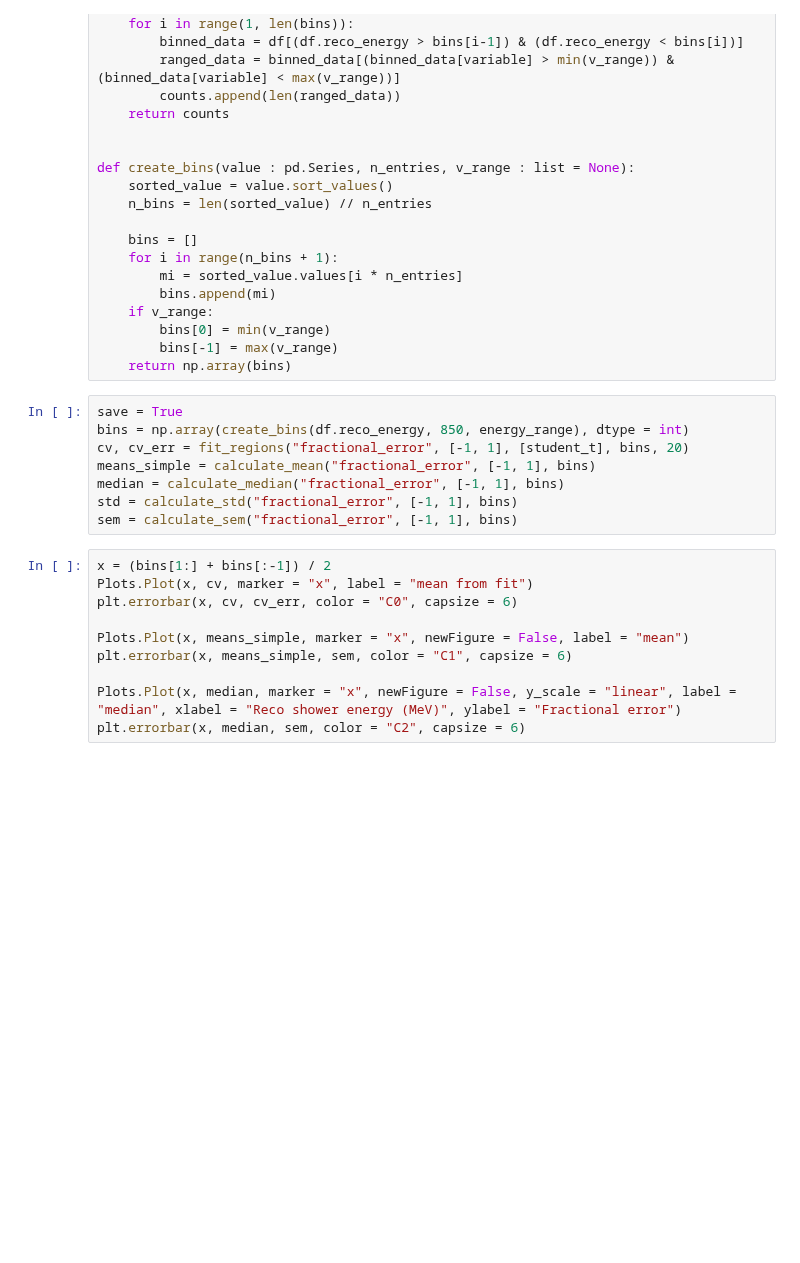
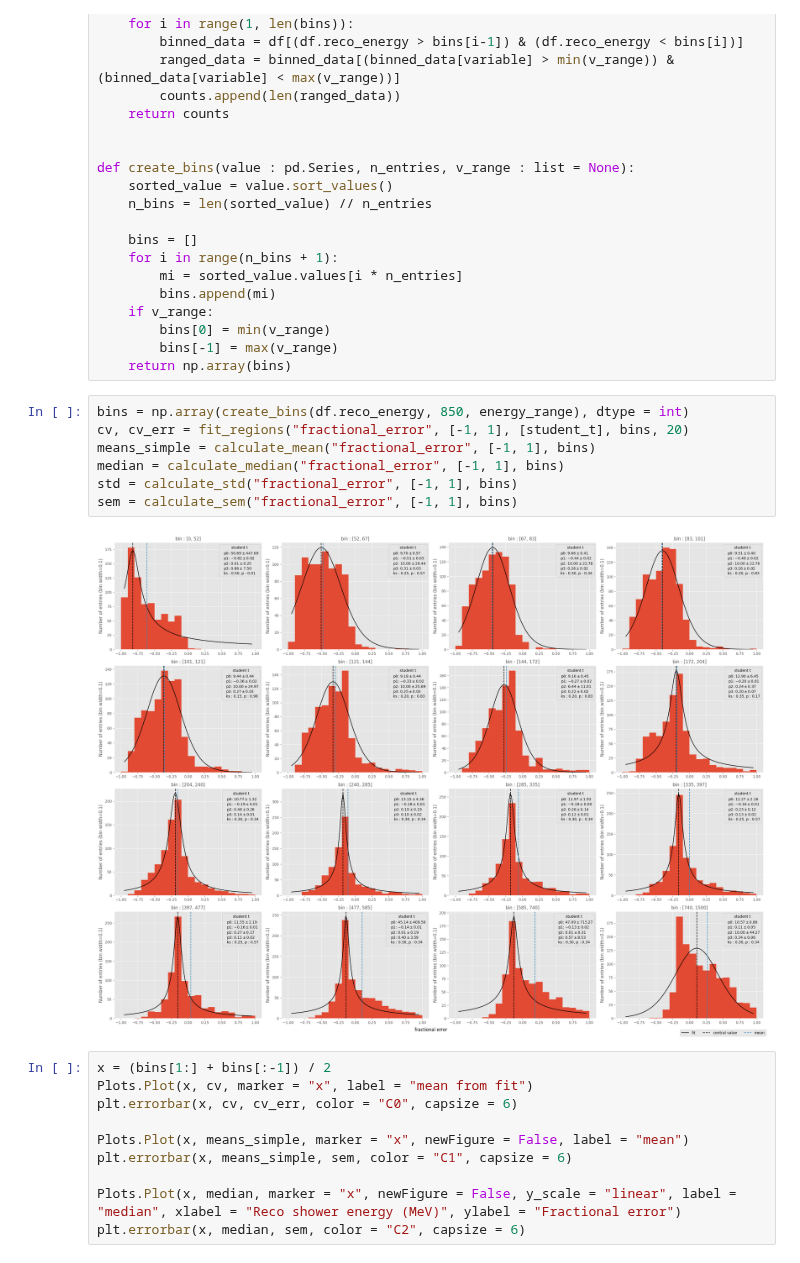
Before and after one commit to dlindebaum/pion-argon-xs-analysis, a Jupyter notebook: analysis/notebooks/shower_correction.ipynb, the cells around one changed output. Saved outputs shown, nothing was run; the diff lists cells and outputs as text; blank space fills up the shorter version.

```diff
--- a/analysis/notebooks/shower_correction.ipynb
+++ b/analysis/notebooks/shower_correction.ipynb
@@ -439,13 +446,14 @@ def create_bins(value : pd.Series, n_entries, v_range : list = None):
         bins[-1] = max(v_range)
     return np.array(bins)
 # %%
-save = True
 bins = np.array(create_bins(df.reco_energy, 850, energy_range), dtype = int)
 cv, cv_err = fit_regions("fractional_error", [-1, 1], [student_t], bins, 20)
 means_simple = calculate_mean("fractional_error", [-1, 1], bins)
 median = calculate_median("fractional_error", [-1, 1], bins)
 std = calculate_std("fractional_error", [-1, 1], bins)
 sem = calculate_sem("fractional_error", [-1, 1], bins)
+# %% [output]
+[figure, added]
 # %%
 x = (bins[1:] + bins[:-1]) / 2
 Plots.Plot(x, cv, marker = "x", label = "mean from fit")
```
Also changed, not shown: parts of 10 cells of this notebook, 6 other files.
